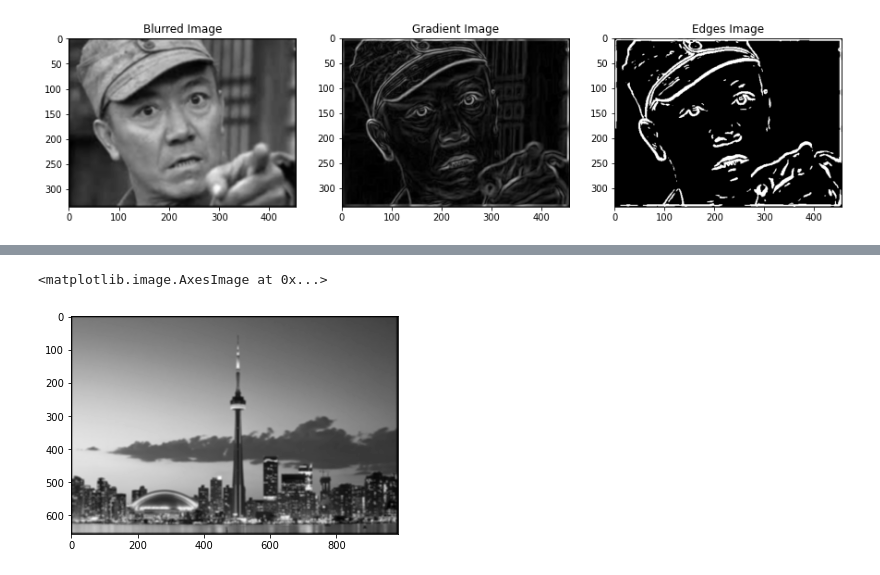
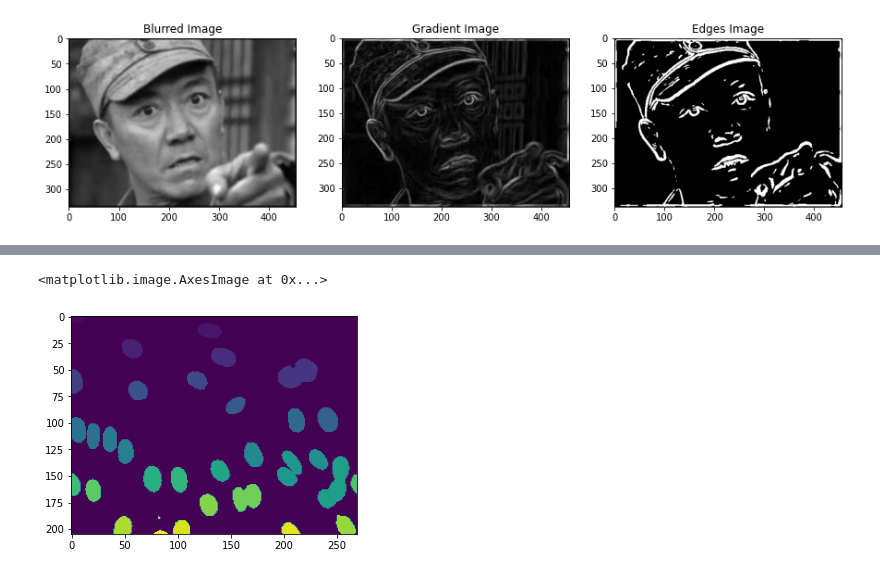
Before and after one commit to wsxwsx543/CSC420-Introduction-to-Image-Understanding, a Jupyter notebook: A1/A1.ipynb, the cells around one changed output, grey strips where cells are left out. Drawn from its saved outputs; the diff is of its cells as text; code cells hidden in the pictures.

```diff
--- a/A1/A1.ipynb
+++ b/A1/A1.ipynb
@@ -245,0 +265,43 @@ gaussianImage = getGaussianBlur(grayImage, ksize=7, sigma=10)
+# %%
+def CCL(image):
+    BACKGROUND = 0
+    FOREGROUND = 255
+
+    rows, cols = image.shape
+    currLabel = 1
+    labelledImage = np.zeros_like(image)
+    for i in range(rows):
+        for j in range(cols):
+            # background or has been labelled before
+            if image[i][j] == BACKGROUND or labelledImage[i][j] != 0:
+                continue
+
+            # current pixel is foreground pixel
+            q = queue.Queue()
+            labelledImage[i][j] = currLabel
+            q.put( (i, j) )
+            while not q.empty():
+                x, y = q.get()
+
+                # consider the surrounding 8 pixels
+                for dx in range(-1, 2):
+                    for dy in range(-1, 2):
+                        # if it equals to itself then don't need to consider
+                        if dx == 0 and dy == 0:
+                            continue
+                        currx = x + dx
+                        curry = y + dy
+                        # in the image and it is foreground pixel and hasn't been labelled yet.
+                        if 0 <= currx and currx < rows and 0 <= curry and curry < cols:
+#                             print(1)
+                            if image[currx][curry] == FOREGROUND and labelledImage[currx][curry] == 0:
+#                                 print( (curri, currj) )
+                                labelledImage[currx][curry] = currLabel
+                                q.put( (currx, curry) )
+
+            currLabel += 1
+
+    return labelledImage, currLabel-1
+# %%
+cclImage, numLabel = CCL(binaryImage)
+numLabel
@@ -246,5 +320,5 @@ gaussianImage = getGaussianBlur(grayImage, ksize=7, sigma=10)
 # %%
-plt.imshow(gaussianImage, cmap='gray')
+plt.imshow(cclImage)
 # %% [output]
 <matplotlib.image.AxesImage at 0x...>
-[figure, old version]
+[figure, new version]
```
Also changed, not shown: parts of 21 cells of this notebook, 1 other file.
